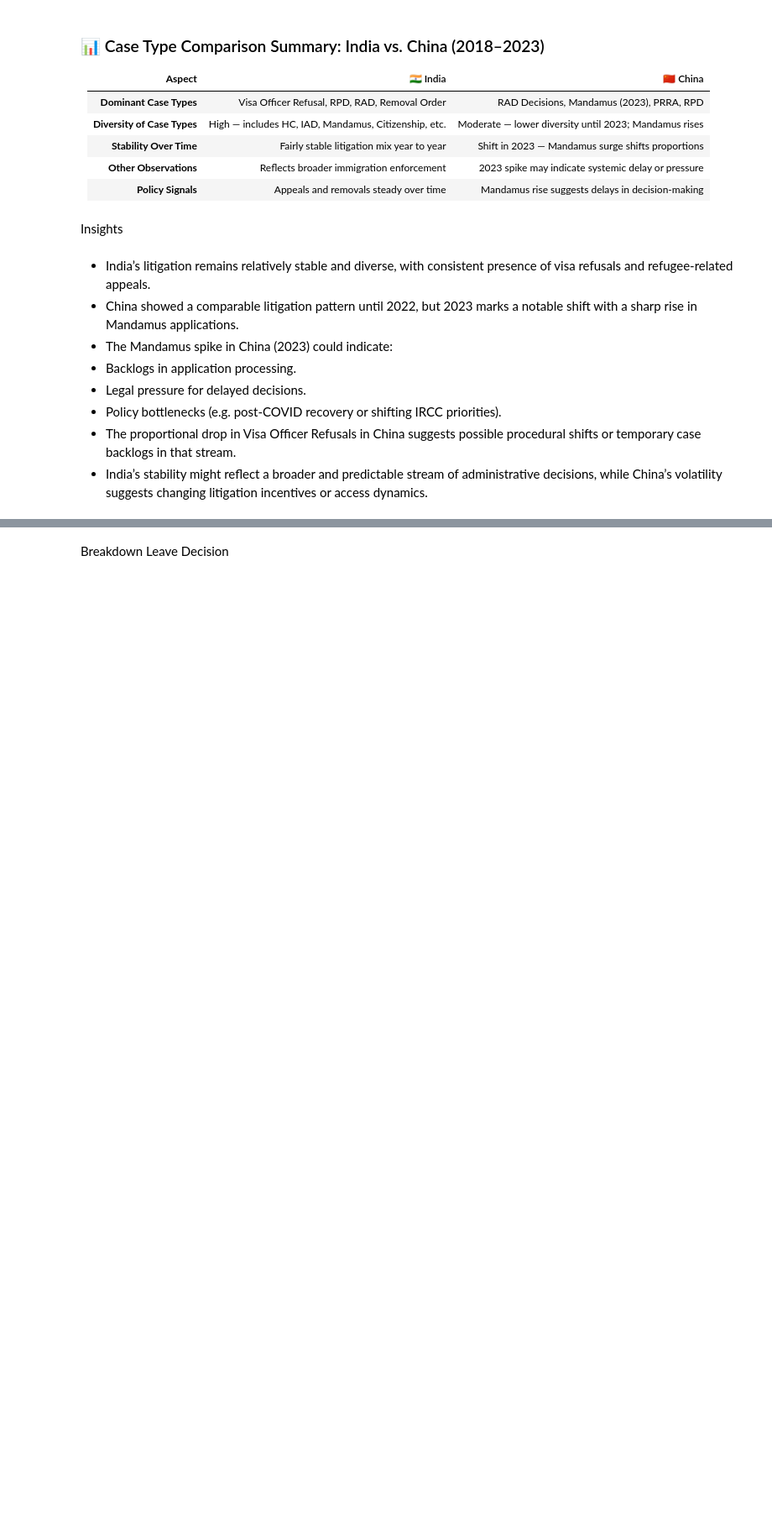
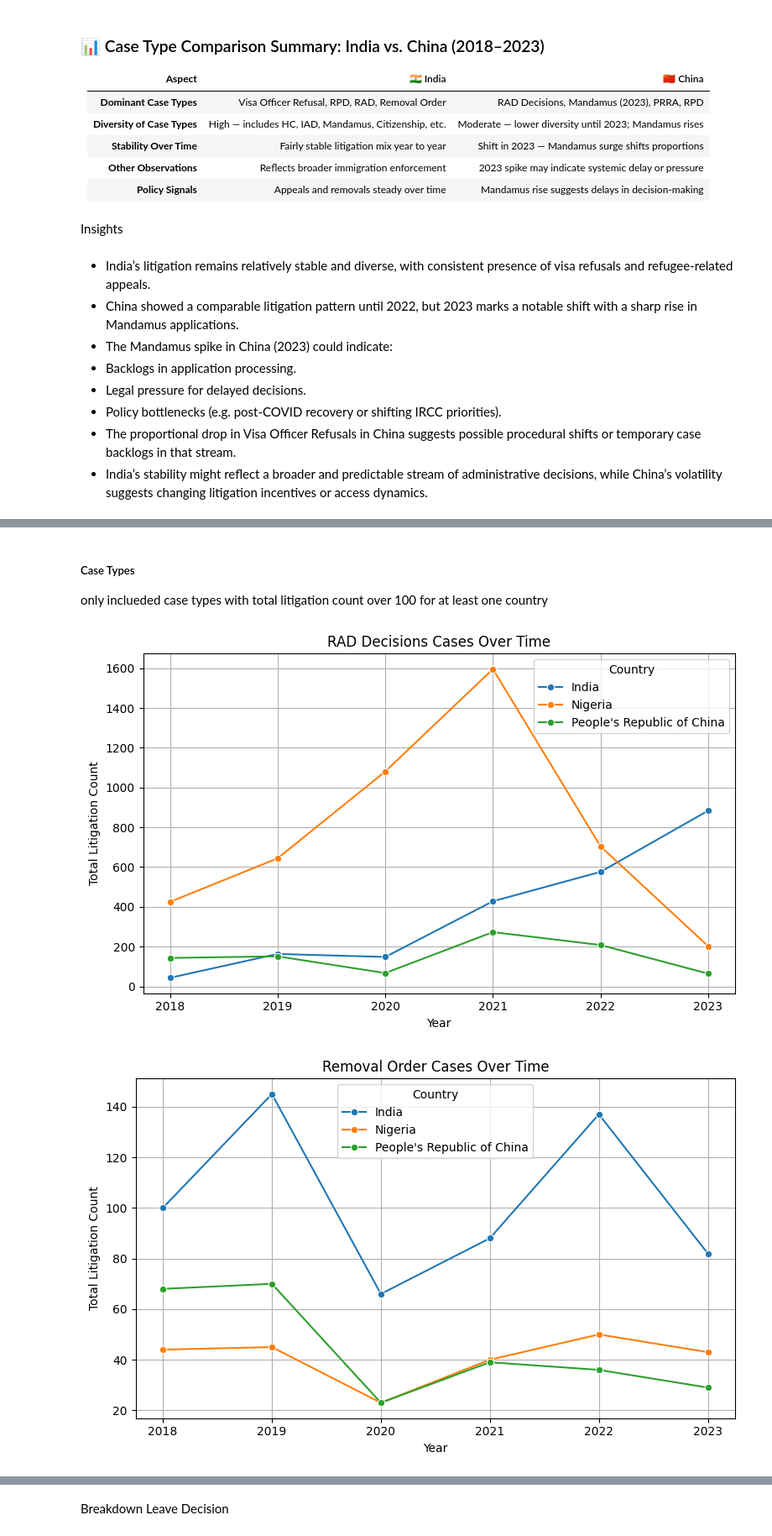
Before and after one commit to ismailbhinder/Public-Transparency-for-Immigration-Law-Canada, a Jupyter notebook: notebooks/EDA litigation case data.ipynb, the cells around one changed output, grey strips where cells are left out. Shown at 84% size. Saved outputs shown, nothing was run; the diff lists cells and outputs as text; code cells hidden in the pictures; blank space fills up the shorter version.

```diff
--- a/notebooks/EDA litigation case data.ipynb
+++ b/notebooks/EDA litigation case data.ipynb
@@ -444,0 +563,48 @@ Insights
+# %% [markdown]
+##### Case Types
+only inclueded case types with total litigation count over 100 for at least one country
+# %%
+import matplotlib.pyplot as plt
+import seaborn as sns
+
+# Define the case types to include
+included_case_types = [
+    'RAD Decisions', 'Removal Order', 'HC Decisions', 'RPD Decisions',
+    'Visa Officer Refusal', 'PRRA', 'Removal Arrangements', 'Mandamus'
+]
+
+# Filter relevant data
+subset = df[
+    df['Country of Citizenship'].isin(['India', 'Nigeria', "People's Republic of China"]) &
+    df['LIT Case Type Group Desc'].isin(included_case_types)
+].copy()
+
+# Group by year, country, and case type — sum counts
+grouped = (
+    subset.groupby(['LIT Leave Decision Date - Year', 'Country of Citizenship', 'LIT Case Type Group Desc'])['LIT Litigation Count']
+    .sum()
+    .reset_index()
+)
+
+# Plot one chart per selected case type
+for case_type in included_case_types:
+    data = grouped[grouped['LIT Case Type Group Desc'] == case_type]
+
+    plt.figure(figsize=(8, 5))
+    sns.lineplot(
+        data=data,
+        x='LIT Leave Decision Date - Year',
+        y='LIT Litigation Count',
+        hue='Country of Citizenship',
+        marker='o'
+    )
+    plt.title(f'{case_type} Cases Over Time')
+    plt.xlabel('Year')
+    plt.ylabel('Total Litigation Count')
+    plt.grid(True)
+    plt.legend(title='Country')
+    plt.tight_layout()
+    plt.show()
+# %% [output]
+[figure, added]
+[figure, added]
```
Also changed, not shown: parts of 31 cells of this notebook.
